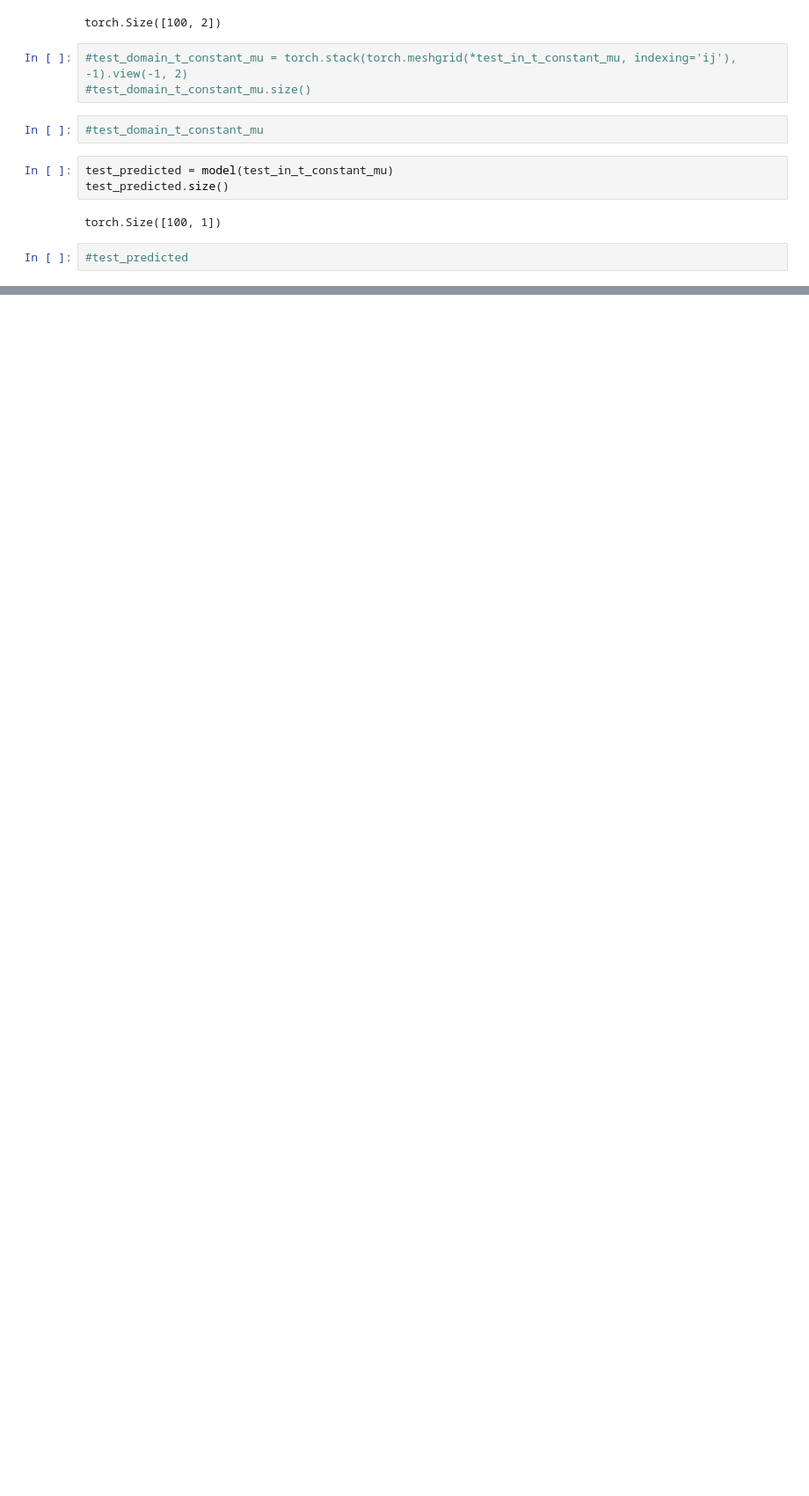
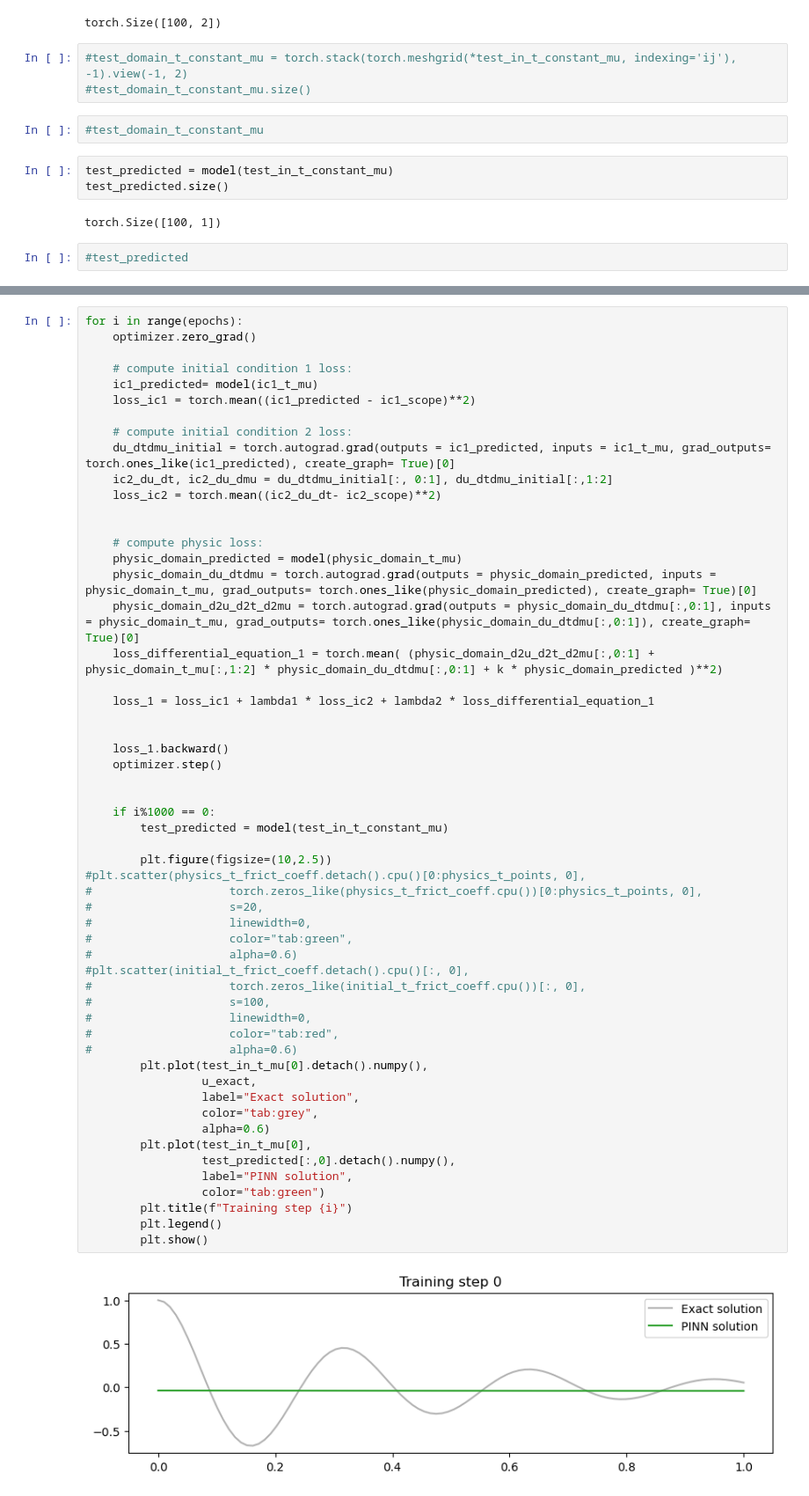
Before and after one commit to luiscssza/PINNS, a Jupyter notebook: BM/PINN_Pendulo_Luis_t_mu.ipynb, the cells around one changed output, grey strips where cells are left out. Shown at 88% size. Cells and saved outputs as stored; diff of their text form; blank space fills up the shorter version.

```diff
--- a/BM/PINN_Pendulo_Luis_t_mu.ipynb
+++ b/BM/PINN_Pendulo_Luis_t_mu.ipynb
@@ -359,0 +436,57 @@ tensor([[True, True, True, True],
+# %%
+for i in range(epochs):
+    optimizer.zero_grad()
+
+    # compute initial condition 1 loss:
+    ic1_predicted= model(ic1_t_mu)
+    loss_ic1 = torch.mean((ic1_predicted - ic1_scope)**2)
+
+    # compute initial condition 2 loss:
+    du_dtdmu_initial = torch.autograd.grad(outputs = ic1_predicted, inputs = ic1_t_mu, grad_outputs= torch.ones_like(ic1_predicted), create_graph= True)[0]
+    ic2_du_dt, ic2_du_dmu = du_dtdmu_initial[:, 0:1], du_dtdmu_initial[:,1:2]
+    loss_ic2 = torch.mean((ic2_du_dt- ic2_scope)**2)
+
+
+    # compute physic loss:
+    physic_domain_predicted = model(physic_domain_t_mu)
+    physic_domain_du_dtdmu = torch.autograd.grad(outputs = physic_domain_predicted, inputs = physic_domain_t_mu, grad_outputs= torch.ones_like(physic_domain_predicted), create_graph= True)[0]
+    physic_domain_d2u_d2t_d2mu = torch.autograd.grad(outputs = physic_domain_du_dtdmu[:,0:1], inputs = physic_domain_t_mu, grad_outputs= torch.ones_like(physic_domain_du_dtdmu[:,0:1]), create_graph= True)[0]
+    loss_differential_equation_1 = torch.mean( (physic_domain_d2u_d2t_d2mu[:,0:1] + physic_domain_t_mu[:,1:2] * physic_domain_du_dtdmu[:,0:1] + k * physic_domain_predicted )**2)
+
+    loss_1 = loss_ic1 + lambda1 * loss_ic2 + lambda2 * loss_differential_equation_1
+
+
+    loss_1.backward()
+    optimizer.step()
+
+
+    if i%1000 == 0:
+        test_predicted = model(test_in_t_constant_mu)
+
+        plt.figure(figsize=(10,2.5))
+#plt.scatter(physics_t_frict_coeff.detach().cpu()[0:physics_t_points, 0],
+#                    torch.zeros_like(physics_t_frict_coeff.cpu())[0:physics_t_points, 0],
+#                    s=20,
+#                    linewidth=0,
+#                    color="tab:green",
+#                    alpha=0.6)
+#plt.scatter(initial_t_frict_coeff.detach().cpu()[:, 0],
+#                    torch.zeros_like(initial_t_frict_coeff.cpu())[:, 0],
+#                    s=100,
+#                    linewidth=0,
+#                    color="tab:red",
+#                    alpha=0.6)
+        plt.plot(test_in_t_mu[0].detach().numpy(),
+                 u_exact,
+                 label="Exact solution",
+                 color="tab:grey",
+                 alpha=0.6)
+        plt.plot(test_in_t_mu[0],
+                 test_predicted[:,0].detach().numpy(),
+                 label="PINN solution",
+                 color="tab:green")
+        plt.title(f"Training step {i}")
+        plt.legend()
+        plt.show()
+# %% [output]
+[figure, added]
```
Also changed, not shown: parts of 58 cells of this notebook, 1 other file.
